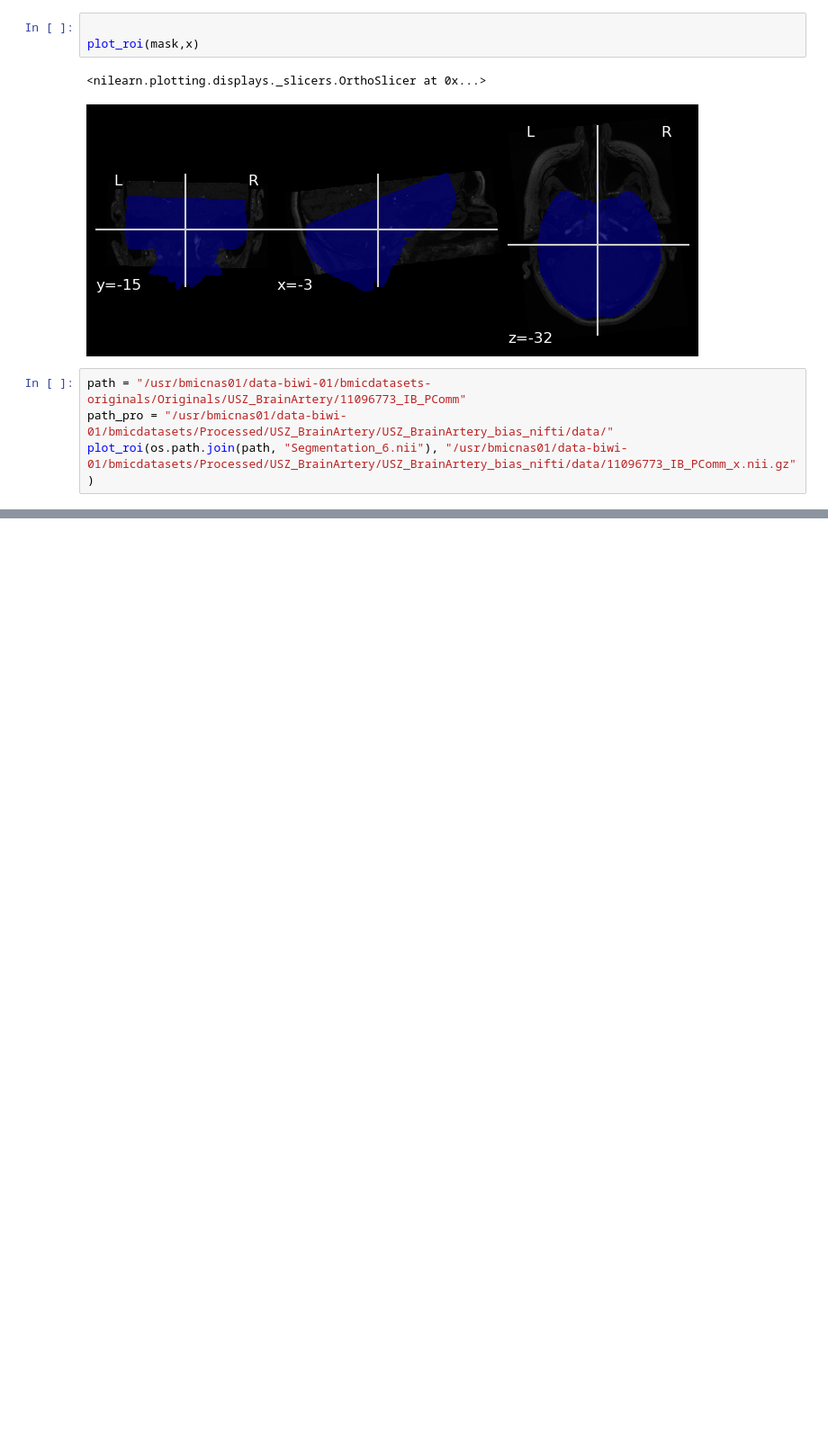
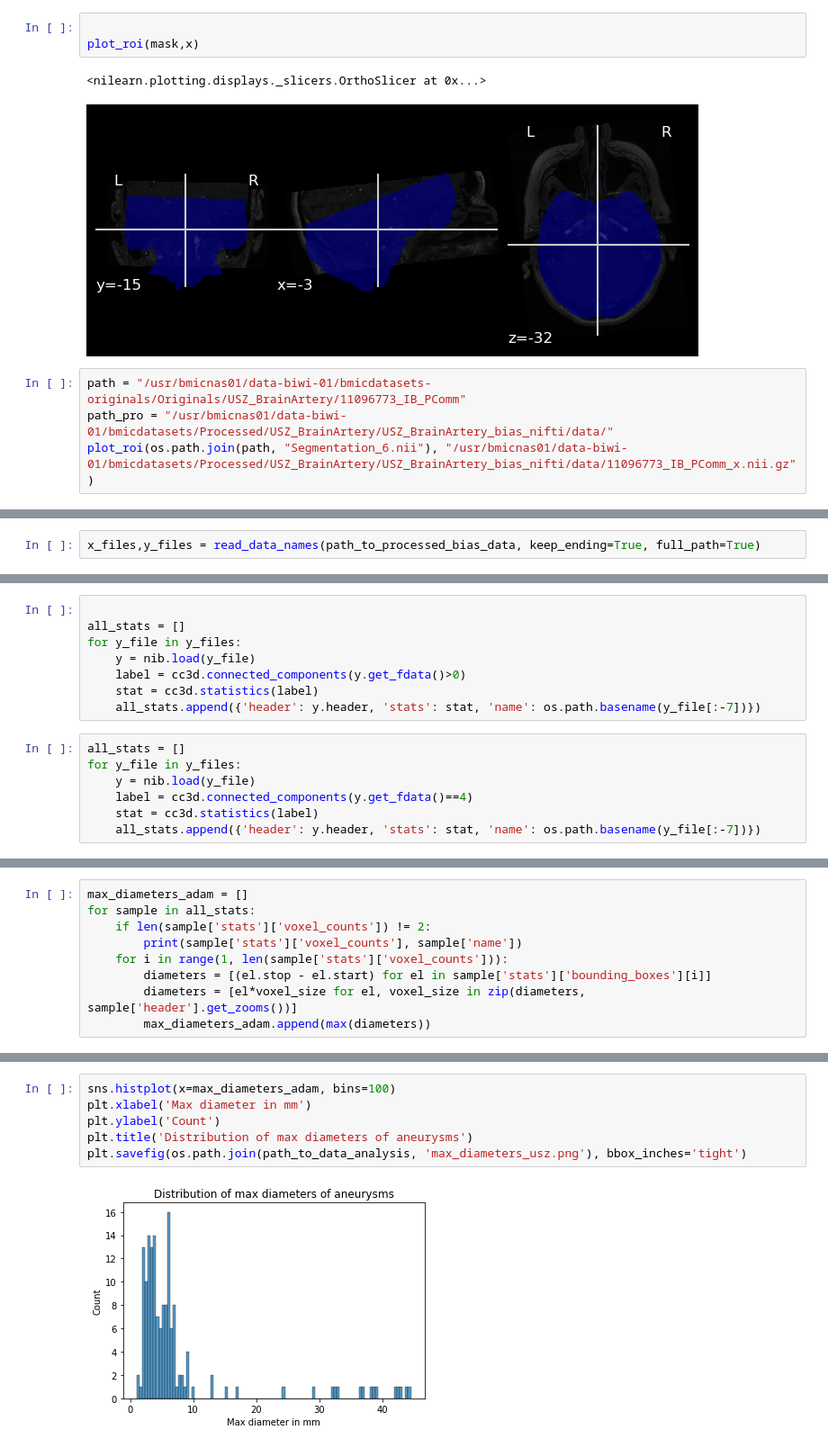
Before and after one commit to larshaupt/AneurysmSegmentation, a Jupyter notebook: preprocessing/data_preprocessing.ipynb, the cells around one changed output, grey strips where cells are left out. Shown at 90% size. Drawn from its saved outputs; the diff is of its cells as text; blank space fills up the shorter version.

```diff
--- a/preprocessing/data_preprocessing.ipynb
+++ b/preprocessing/data_preprocessing.ipynb
@@ -1338,0 +1486,2 @@ plot_roi(os.path.join(path, "Segmentation_6.nii"), "/usr/bmicnas01/data-biwi-01/
+# %%
+x_files,y_files = read_data_names(path_to_processed_bias_data, keep_ending=True, full_path=True)
@@ -1338,0 +1506,15 @@ plot_roi(os.path.join(path, "Segmentation_6.nii"), "/usr/bmicnas01/data-biwi-01/
+# %%
+
+all_stats = []
+for y_file in y_files:
+    y = nib.load(y_file)
+    label = cc3d.connected_components(y.get_fdata()>0)
+    stat = cc3d.statistics(label)
+    all_stats.append({'header': y.header, 'stats': stat, 'name': os.path.basename(y_file[:-7])})
+# %%
+all_stats = []
+for y_file in y_files:
+    y = nib.load(y_file)
+    label = cc3d.connected_components(y.get_fdata()==4)
+    stat = cc3d.statistics(label)
+    all_stats.append({'header': y.header, 'stats': stat, 'name': os.path.basename(y_file[:-7])})
@@ -1338,0 +1531,9 @@ plot_roi(os.path.join(path, "Segmentation_6.nii"), "/usr/bmicnas01/data-biwi-01/
+# %%
+max_diameters_adam = []
+for sample in all_stats:
+    if len(sample['stats']['voxel_counts']) != 2:
+        print(sample['stats']['voxel_counts'], sample['name'])
+    for i in range(1, len(sample['stats']['voxel_counts'])):
+        diameters = [(el.stop - el.start) for el in sample['stats']['bounding_boxes'][i]]
+        diameters = [el*voxel_size for el, voxel_size in zip(diameters, sample['header'].get_zooms())]
+        max_diameters_adam.append(max(diameters))
@@ -1338,0 +1558,8 @@ plot_roi(os.path.join(path, "Segmentation_6.nii"), "/usr/bmicnas01/data-biwi-01/
+# %%
+sns.histplot(x=max_diameters_adam, bins=100)
+plt.xlabel('Max diameter in mm')
+plt.ylabel('Count')
+plt.title('Distribution of max diameters of aneurysms')
+plt.savefig(os.path.join(path_to_data_analysis, 'max_diameters_usz.png'), bbox_inches='tight')
+# %% [output]
+[figure, added]
```
Also changed, not shown: parts of 34 cells of this notebook, 17 other files.
